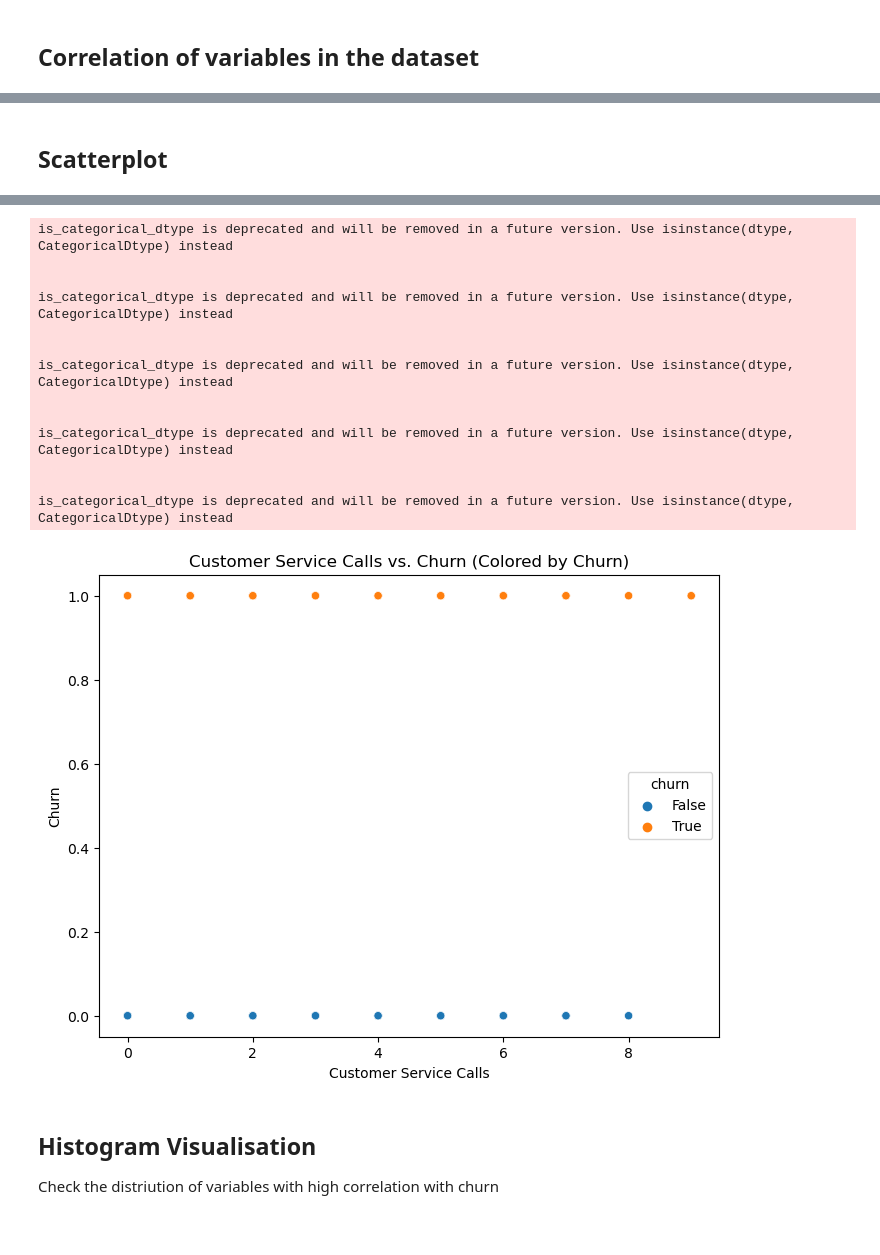
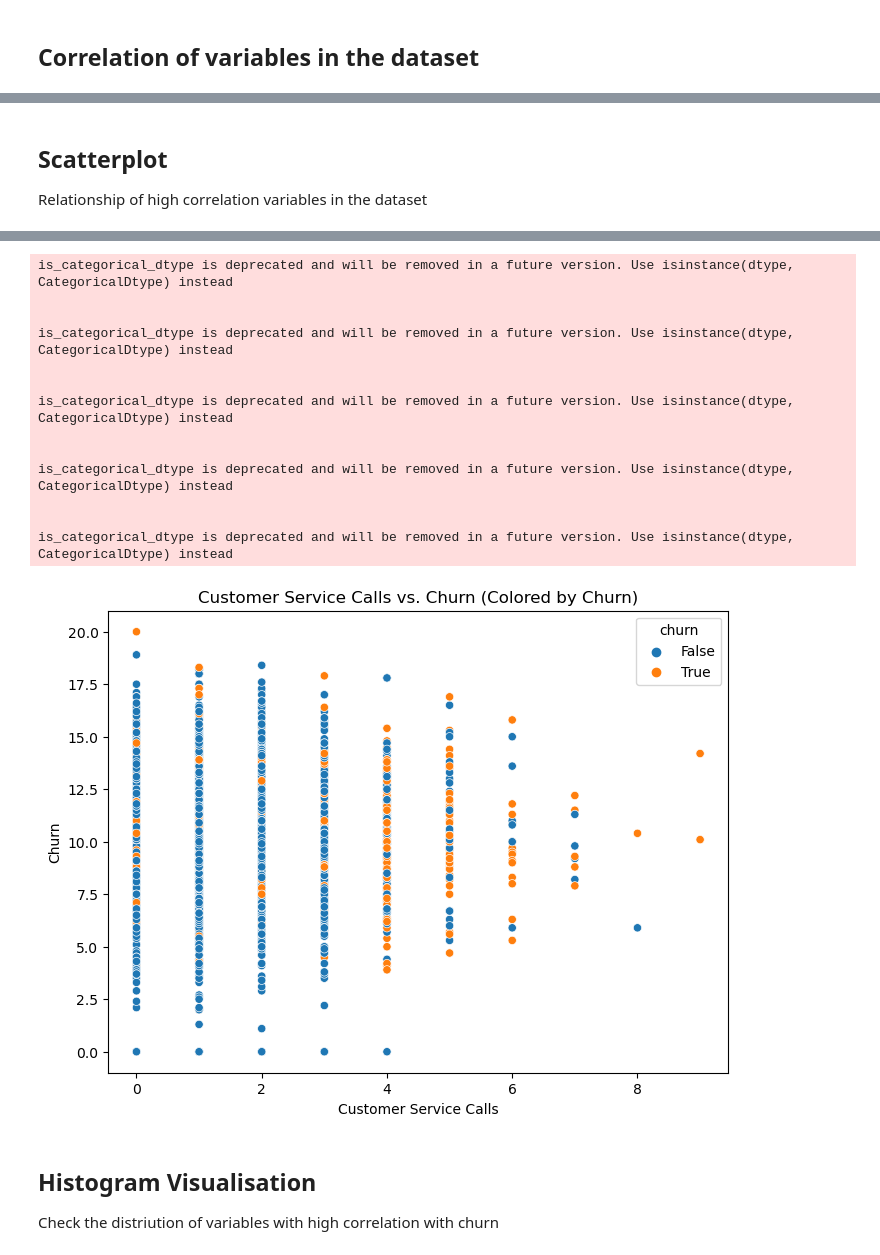
Before and after one commit to Milton254/phase3, a Jupyter notebook: index.ipynb, the cells around one changed output, grey strips where cells are left out. Saved outputs shown, nothing was run; the diff lists cells and outputs as text; code cells hidden in the pictures.

```diff
--- a/index.ipynb
+++ b/index.ipynb
@@ -216,5 +242,5 @@ use_inf_as_na option is deprecated and will be removed in a future version. Conv
 [figure]
 # %%
 # Drop unnecessary columns
-data = data.drop(columns=["state", "phone number"])
-data
+data = data.drop(columns=[ "phone number"])
+#data
@@ -268,7 +282,7 @@ is_categorical_dtype is deprecated and will be removed in a future version. Use
 Using data label encoder
 # %%
 
-# use labe encoding to transform categorical data
+# use label encoding to transform categorical data
 label_encoder = LabelEncoder()
 
 data['international plan'] = label_encoder.fit_transform(data['international plan'])
@@ -276,11 +290,17 @@ data['international plan'] = label_encoder.fit_transform(data['international pla
 # Label encoding 'voice mail plan'
 data['voice mail plan'] = label_encoder.fit_transform(data['voice mail plan'])
 
+# Label encoding "state"
+data['state'] = label_encoder.fit_transform(data['state'])
+
 # decode international plan
 decoded_international_plan = label_encoder.inverse_transform(data['international plan'])
 
 # decode voice mail plan
 decoded_voice_mail_plan = label_encoder.inverse_transform(data['voice mail plan'])
+
+# decode state
+decoded_voice_mail_plan = label_encoder.inverse_transform(data['state'])
 # %% [markdown]
 ## Correlation of variables in the dataset
 # %%
@@ -318,5 +339,7 @@ plt.show()
-# %% [markdown]
-## Scatterplot
+# %% [markdown]
+## Scatterplot
+
+Relationship of high correlation variables in the dataset
 # %%
 # Scatterplot: Total Day Minutes vs. Total Day Charge with hue of churn
 plt.figure(figsize=(8, 6))
@@ -352,7 +375,7 @@ plt.show()
 
 # Scatterplot: Customer Service Calls vs. Churn with hue of churn
 plt.figure(figsize=(8, 6))
-sns.scatterplot(x='customer service calls', y='churn', hue='churn', data=data)
+sns.scatterplot(x='customer service calls', y="total intl minutes", hue='churn', data=data)
 plt.title('Customer Service Calls vs. Churn (Colored by Churn)')
 plt.xlabel('Customer Service Calls')
 plt.ylabel('Churn')
@@ -400,34 +423,34 @@ is_categorical_dtype is deprecated and will be removed in a future version. Use
 
 is_categorical_dtype is deprecated and will be removed in a future version. Use isinstance(dtype, CategoricalDtype) instead
 [figure]
 is_categorical_dtype is deprecated and will be removed in a future version. Use isinstance(dtype, CategoricalDtype) instead
 
 
 is_categorical_dtype is deprecated and will be removed in a future version. Use isinstance(dtype, CategoricalDtype) instead
 
 
 is_categorical_dtype is deprecated and will be removed in a future version. Use isinstance(dtype, CategoricalDtype) instead
 
 
 is_categorical_dtype is deprecated and will be removed in a future version. Use isinstance(dtype, CategoricalDtype) instead
 
 
 is_categorical_dtype is deprecated and will be removed in a future version. Use isinstance(dtype, CategoricalDtype) instead
 [figure]
 is_categorical_dtype is deprecated and will be removed in a future version. Use isinstance(dtype, CategoricalDtype) instead
 
 
 is_categorical_dtype is deprecated and will be removed in a future version. Use isinstance(dtype, CategoricalDtype) instead
 
 
 is_categorical_dtype is deprecated and will be removed in a future version. Use isinstance(dtype, CategoricalDtype) instead
 
 
 is_categorical_dtype is deprecated and will be removed in a future version. Use isinstance(dtype, CategoricalDtype) instead
 
 
 is_categorical_dtype is deprecated and will be removed in a future version. Use isinstance(dtype, CategoricalDtype) instead
-[figure, old version]
+[figure, new version]
 # %% [markdown]
 ## Histogram Visualisation
 
```
Also changed, not shown: parts of 37 cells of this notebook.
